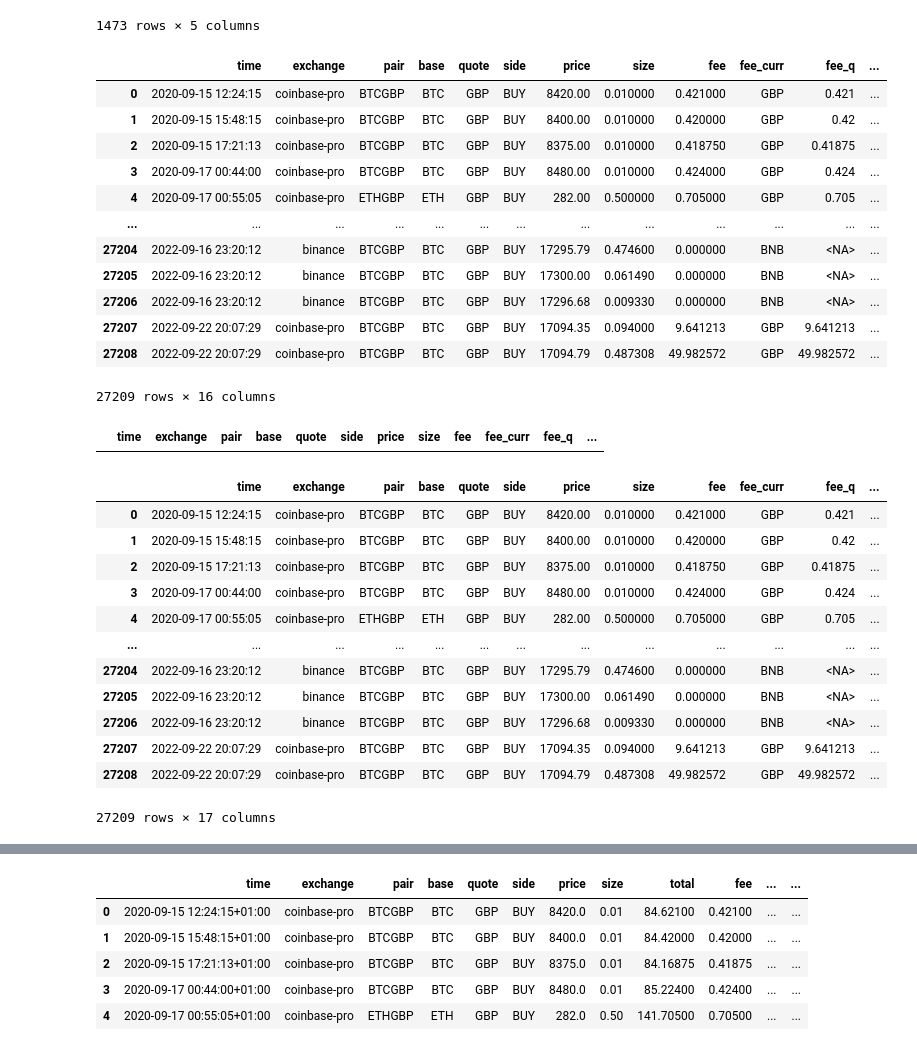
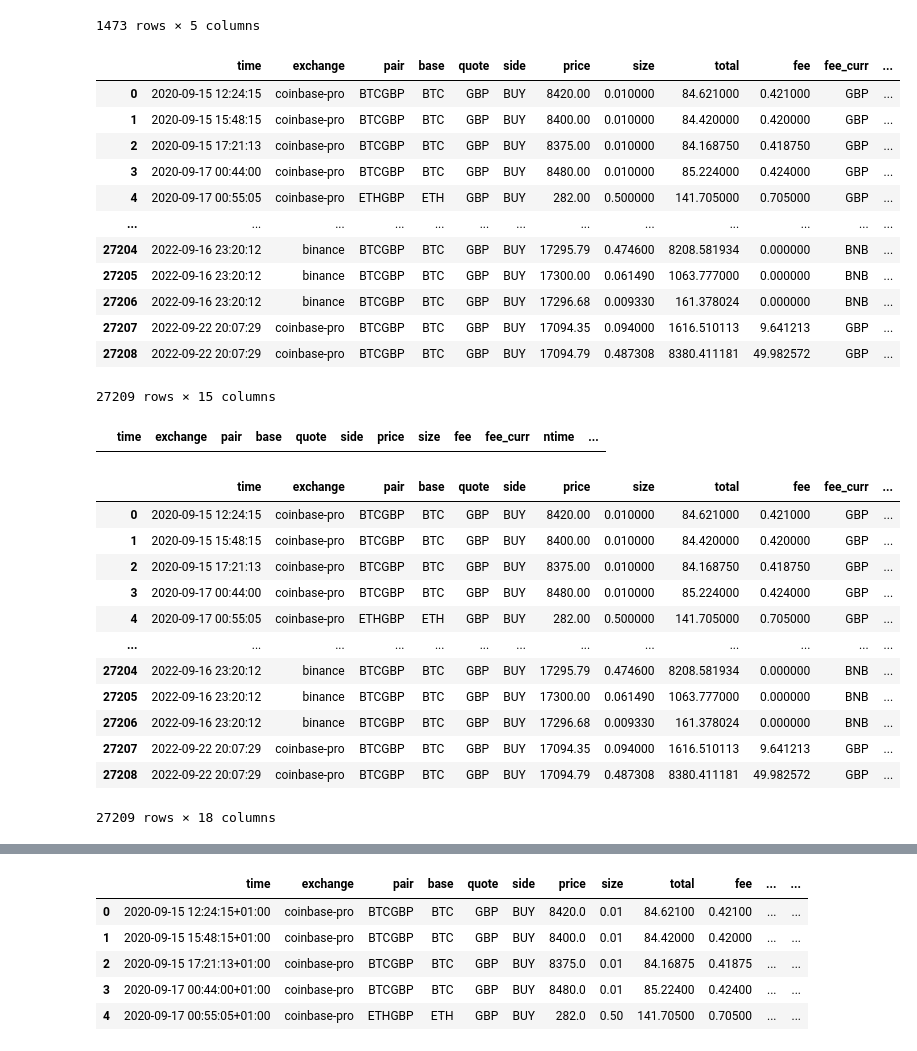
Before and after one commit to petarkabashki/pk-portflolio-manager, a Jupyter notebook: tax-calculator.ipynb, the cells around one changed output, grey strips where cells are left out. Drawn from its saved outputs; the diff is of its cells as text; code cells hidden in the pictures.

```diff
--- a/tax-calculator.ipynb
+++ b/tax-calculator.ipynb
@@ -290,9 +299,10 @@ df_trades = pd.concat([df_binance, df_coinbase, df_kucoin], axis=0)
 df_trades.time = df_trades.time.dt.tz_localize(None)
 #
 # Drop total as it will be calculated inc fees
-df_trades.drop(['total'], axis=1, inplace=True)
+# df_trades.drop(['total'], axis=1, inplace=True)
 df_trades.sort_values(by='time', ascending=True, inplace=True)
 df_trades.reset_index(inplace=True, drop=True)
+df_trades['ctotal'] = df_trades['size'] * df_trades.price
 
 # calculate fee in quote currency
 # df_trades['fee_q'] = np.where(
@@ -466,43 +476,43 @@ for row in df_trades.itertuples():
 
 df_trades
 # %% [output]
-|  | time | exchange | pair | base | quote | side | price | size | fee | fee_curr | fee_q | ... |
-| 0 | 2020-09-15 12:24:15 | coinbase-pro | BTCGBP | BTC | GBP | BUY | 8420.00 | 0.010000 | 0.421000 | GBP | 0.421 | ... |
-| 1 | 2020-09-15 15:48:15 | coinbase-pro | BTCGBP | BTC | GBP | BUY | 8400.00 | 0.010000 | 0.420000 | GBP | 0.42 | ... |
-| 2 | 2020-09-15 17:21:13 | coinbase-pro | BTCGBP | BTC | GBP | BUY | 8375.00 | 0.010000 | 0.418750 | GBP | 0.41875 | ... |
-| 3 | 2020-09-17 00:44:00 | coinbase-pro | BTCGBP | BTC | GBP | BUY | 8480.00 | 0.010000 | 0.424000 | GBP | 0.424 | ... |
-| 4 | 2020-09-17 00:55:05 | coinbase-pro | ETHGBP | ETH | GBP | BUY | 282.00 | 0.500000 | 0.705000 | GBP | 0.705 | ... |
+|  | time | exchange | pair | base | quote | side | price | size | total | fee | fee_curr | ... |
+| 0 | 2020-09-15 12:24:15 | coinbase-pro | BTCGBP | BTC | GBP | BUY | 8420.00 | 0.010000 | 84.621000 | 0.421000 | GBP | ... |
+| 1 | 2020-09-15 15:48:15 | coinbase-pro | BTCGBP | BTC | GBP | BUY | 8400.00 | 0.010000 | 84.420000 | 0.420000 | GBP | ... |
+| 2 | 2020-09-15 17:21:13 | coinbase-pro | BTCGBP | BTC | GBP | BUY | 8375.00 | 0.010000 | 84.168750 | 0.418750 | GBP | ... |
+| 3 | 2020-09-17 00:44:00 | coinbase-pro | BTCGBP | BTC | GBP | BUY | 8480.00 | 0.010000 | 85.224000 | 0.424000 | GBP | ... |
+| 4 | 2020-09-17 00:55:05 | coinbase-pro | ETHGBP | ETH | GBP | BUY | 282.00 | 0.500000 | 141.705000 | 0.705000 | GBP | ... |
 | ... | ... | ... | ... | ... | ... | ... | ... | ... | ... | ... | ... | ... |
-| 27204 | 2022-09-16 23:20:12 | binance | BTCGBP | BTC | GBP | BUY | 17295.79 | 0.474600 | 0.000000 | BNB | <NA> | ... |
-| 27205 | 2022-09-16 23:20:12 | binance | BTCGBP | BTC | GBP | BUY | 17300.00 | 0.061490 | 0.000000 | BNB | <NA> | ... |
-| 27206 | 2022-09-16 23:20:12 | binance | BTCGBP | BTC | GBP | BUY | 17296.68 | 0.009330 | 0.000000 | BNB | <NA> | ... |
-| 27207 | 2022-09-22 20:07:29 | coinbase-pro | BTCGBP | BTC | GBP | BUY | 17094.35 | 0.094000 | 9.641213 | GBP | 9.641213 | ... |
-| 27208 | 2022-09-22 20:07:29 | coinbase-pro | BTCGBP | BTC | GBP | BUY | 17094.79 | 0.487308 | 49.982572 | GBP | 49.982572 | ... |
+| 27204 | 2022-09-16 23:20:12 | binance | BTCGBP | BTC | GBP | BUY | 17295.79 | 0.474600 | 8208.581934 | 0.000000 | BNB | ... |
+| 27205 | 2022-09-16 23:20:12 | binance | BTCGBP | BTC | GBP | BUY | 17300.00 | 0.061490 | 1063.777000 | 0.000000 | BNB | ... |
+| 27206 | 2022-09-16 23:20:12 | binance | BTCGBP | BTC | GBP | BUY | 17296.68 | 0.009330 | 161.378024 | 0.000000 | BNB | ... |
+| 27207 | 2022-09-22 20:07:29 | coinbase-pro | BTCGBP | BTC | GBP | BUY | 17094.35 | 0.094000 | 1616.510113 | 9.641213 | GBP | ... |
+| 27208 | 2022-09-22 20:07:29 | coinbase-pro | BTCGBP | BTC | GBP | BUY | 17094.79 | 0.487308 | 8380.411181 | 49.982572 | GBP | ... |
-27209 rows × 16 columns
+27209 rows × 15 columns
 # %%
 # Check for unpopulated gfee and gprice (fee and price in GBP)
 df_trades[df_trades.gprice.isna() | df_trades.gfee.isna()]
 # %% [output]
-|  | time | exchange | pair | base | quote | side | price | size | fee | fee_curr | fee_q | ... |
+|  | time | exchange | pair | base | quote | side | price | size | fee | fee_curr | ntime | ... |
 # %%
 # calculate amount and total in GBP
 df_trades['gamount'] = (df_trades['size'] * df_trades.gprice).round(2)
-df_trades['gtotal'] = df_trades['gamount'] + df_trades['gfee']
-df_trades['accprice'] = df_trades['gtotal'] / df_trades['size']
+df_trades['gtotal'] = df_trades['gamount'] + df_trades['gfee'] * np.where(df_trades.side == 'BUY', 1, -1) * np.where(df_trades.base == 'GBP', -1, 1)
+df_trades['gfprice'] = df_trades['gtotal'] / df_trades['size']
 # df_trades[(df_trades.fee_curr == df_trades.quote) ].fee_curr.unique()
 # df_trades.fee_curr.unique()
 df_trades
 # %% [output]
-|  | time | exchange | pair | base | quote | side | price | size | fee | fee_curr | fee_q | ... |
-| 0 | 2020-09-15 12:24:15 | coinbase-pro | BTCGBP | BTC | GBP | BUY | 8420.00 | 0.010000 | 0.421000 | GBP | 0.421 | ... |
-| 1 | 2020-09-15 15:48:15 | coinbase-pro | BTCGBP | BTC | GBP | BUY | 8400.00 | 0.010000 | 0.420000 | GBP | 0.42 | ... |
-| 2 | 2020-09-15 17:21:13 | coinbase-pro | BTCGBP | BTC | GBP | BUY | 8375.00 | 0.010000 | 0.418750 | GBP | 0.41875 | ... |
-| 3 | 2020-09-17 00:44:00 | coinbase-pro | BTCGBP | BTC | GBP | BUY | 8480.00 | 0.010000 | 0.424000 | GBP | 0.424 | ... |
-| 4 | 2020-09-17 00:55:05 | coinbase-pro | ETHGBP | ETH | GBP | BUY | 282.00 | 0.500000 | 0.705000 | GBP | 0.705 | ... |
+|  | time | exchange | pair | base | quote | side | price | size | total | fee | fee_curr | ... |
+| 0 | 2020-09-15 12:24:15 | coinbase-pro | BTCGBP | BTC | GBP | BUY | 8420.00 | 0.010000 | 84.621000 | 0.421000 | GBP | ... |
+| 1 | 2020-09-15 15:48:15 | coinbase-pro | BTCGBP | BTC | GBP | BUY | 8400.00 | 0.010000 | 84.420000 | 0.420000 | GBP | ... |
+| 2 | 2020-09-15 17:21:13 | coinbase-pro | BTCGBP | BTC | GBP | BUY | 8375.00 | 0.010000 | 84.168750 | 0.418750 | GBP | ... |
+| 3 | 2020-09-17 00:44:00 | coinbase-pro | BTCGBP | BTC | GBP | BUY | 8480.00 | 0.010000 | 85.224000 | 0.424000 | GBP | ... |
+| 4 | 2020-09-17 00:55:05 | coinbase-pro | ETHGBP | ETH | GBP | BUY | 282.00 | 0.500000 | 141.705000 | 0.705000 | GBP | ... |
 | ... | ... | ... | ... | ... | ... | ... | ... | ... | ... | ... | ... | ... |
-| 27204 | 2022-09-16 23:20:12 | binance | BTCGBP | BTC | GBP | BUY | 17295.79 | 0.474600 | 0.000000 | BNB | <NA> | ... |
-| 27205 | 2022-09-16 23:20:12 | binance | BTCGBP | BTC | GBP | BUY | 17300.00 | 0.061490 | 0.000000 | BNB | <NA> | ... |
-| 27206 | 2022-09-16 23:20:12 | binance | BTCGBP | BTC | GBP | BUY | 17296.68 | 0.009330 | 0.000000 | BNB | <NA> | ... |
-| 27207 | 2022-09-22 20:07:29 | coinbase-pro | BTCGBP | BTC | GBP | BUY | 17094.35 | 0.094000 | 9.641213 | GBP | 9.641213 | ... |
-| 27208 | 2022-09-22 20:07:29 | coinbase-pro | BTCGBP | BTC | GBP | BUY | 17094.79 | 0.487308 | 49.982572 | GBP | 49.982572 | ... |
+| 27204 | 2022-09-16 23:20:12 | binance | BTCGBP | BTC | GBP | BUY | 17295.79 | 0.474600 | 8208.581934 | 0.000000 | BNB | ... |
+| 27205 | 2022-09-16 23:20:12 | binance | BTCGBP | BTC | GBP | BUY | 17300.00 | 0.061490 | 1063.777000 | 0.000000 | BNB | ... |
+| 27206 | 2022-09-16 23:20:12 | binance | BTCGBP | BTC | GBP | BUY | 17296.68 | 0.009330 | 161.378024 | 0.000000 | BNB | ... |
+| 27207 | 2022-09-22 20:07:29 | coinbase-pro | BTCGBP | BTC | GBP | BUY | 17094.35 | 0.094000 | 1616.510113 | 9.641213 | GBP | ... |
+| 27208 | 2022-09-22 20:07:29 | coinbase-pro | BTCGBP | BTC | GBP | BUY | 17094.79 | 0.487308 | 8380.411181 | 49.982572 | GBP | ... |
-27209 rows × 17 columns
+27209 rows × 18 columns
```
Also changed, not shown: parts of 7 cells of this notebook.
